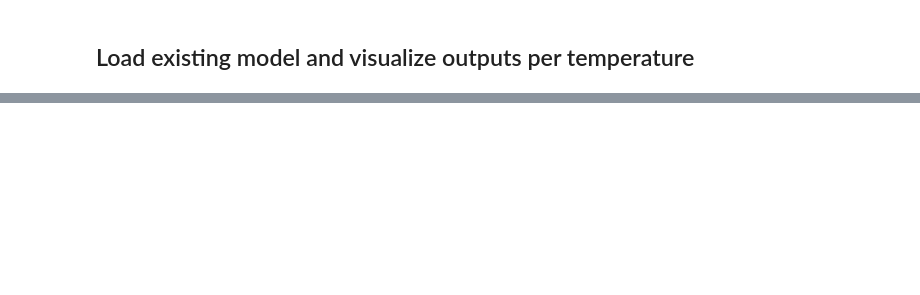
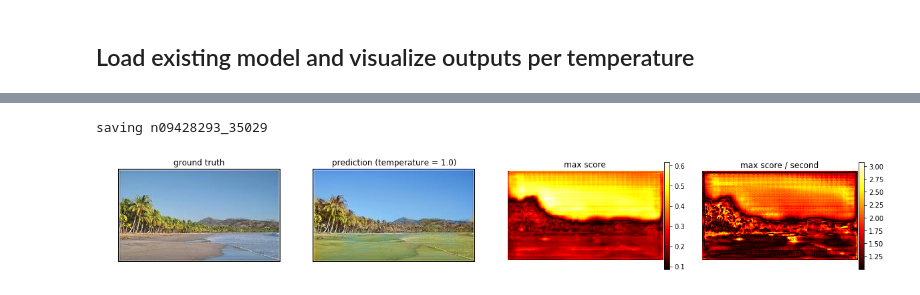
Before and after one commit to vincentbillaut/all-colors-matter, a Jupyter notebook: notebooks/NetworkVizualisation.ipynb, the cells around one changed output, grey strips where cells are left out. Cells and saved outputs as stored; diff of their text form; code cells hidden in the pictures; blank space fills up the shorter version.

Commit message:
Add all final notebooks.

```diff
--- a/notebooks/NetworkVizualisation.ipynb
+++ b/notebooks/NetworkVizualisation.ipynb
@@ -39,2 +58,8 @@ output_folder = "outputs/20180605_074014-ab2b/"
 # %%
 from models.unet import UNetColoringModel
+# %%
+config = Config("configs/config_unet_suncoast2.json")
+cd = ColorDiscretizer(max_categories=config.max_categories)
+cd_loaded = pickle.load(open("notebooks/cd.pkl", "rb"))
+for k in cd_loaded.__dict__:
+    cd.__dict__[k] = cd_loaded.__dict__[k]
@@ -41,7 +68,5 @@ from models.unet import UNetColoringModel
 # %%
-config = Config("configs/config_unet_suncoast.json")
-cd = ColorDiscretizer(max_categories=config.max_categories)
-cd.train(config.cd_train_path, 1000)
+config.val_path = "data/postcards_processed_train/"
 da = DataAugmenter()
 dataset = Dataset(config.train_path, config.val_path, cd, da)
 model = UNetColoringModel(config, dataset)
@@ -125,3 +155,5 @@ SAVE_PATH = "chosen_outputs/"
+# %%
+SAVE_PATH = "data/confidence_plots/"
 # %%
 from PIL import Image
 for imname in os.listdir(SAVE_PATH):
@@ -199,5 +231,14 @@ def export_confidence(image_path, cd,save_path = SAVE_PATH):
     ax.set_title("max score / second")
     plt.colorbar(z,ax=ax,fraction=0.0330, pad=0.01)
     fig.savefig(fname =  os.path.join(save_path,imname+"_maps.png"), dpi = 600)
+# %%
+image_paths = [
+    'data/sun_inet_big_train/g_golf_course_sun_aetldfqasckqhsxm.jpg',
+    'data/sun_inet_big_train/n09428293_35029.JPEG',
+    'data/sun_inet_big_train/n09246464_9245.JPEG'
+]
 # %%
-export_confidence(image_paths[1402],cd)
+export_confidence(image_paths[1],cd)
+# %% [output]
+saving n09428293_35029
+[figure, added]
```
Also changed, not shown: parts of 5 cells of this notebook, 5 other files.
